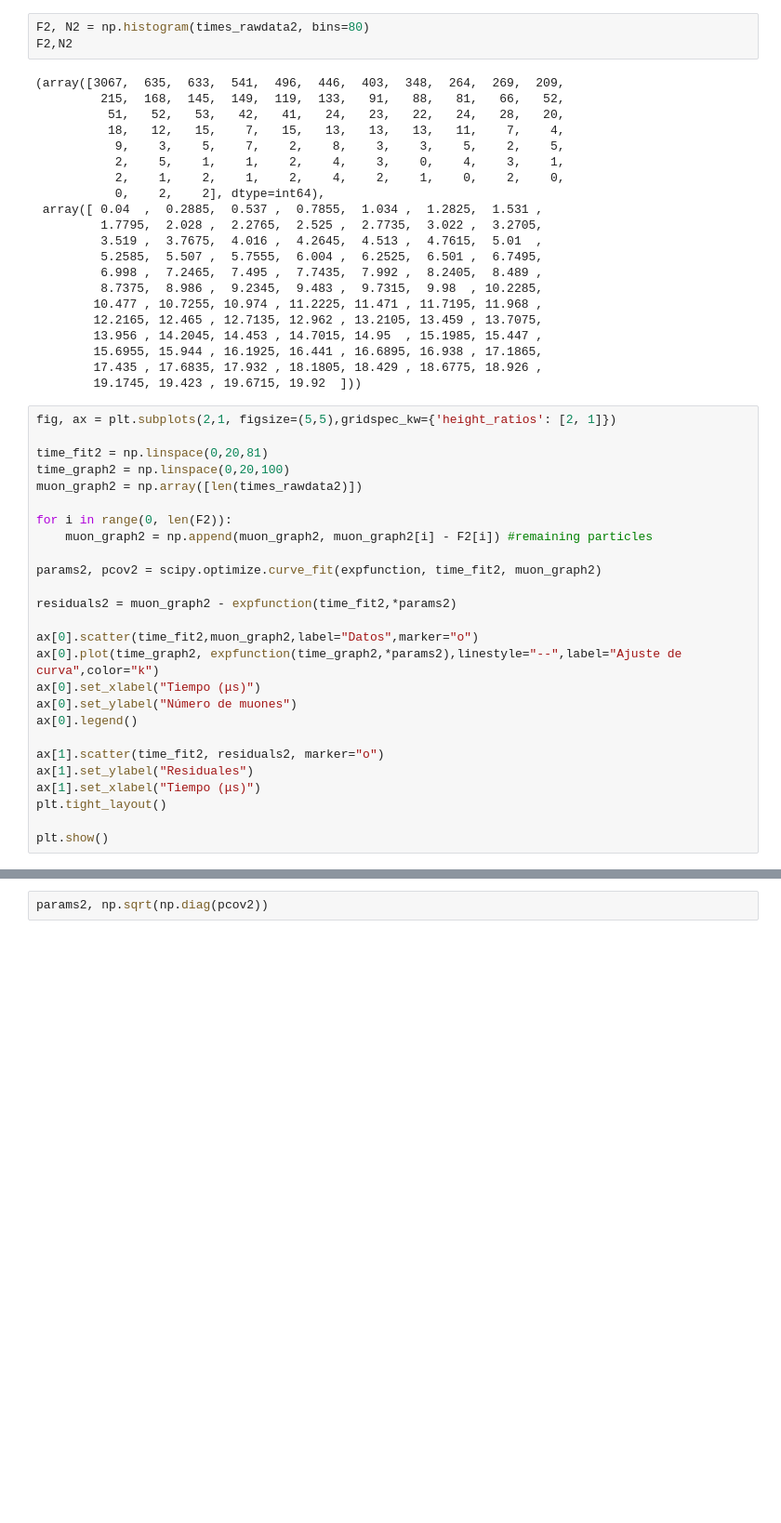
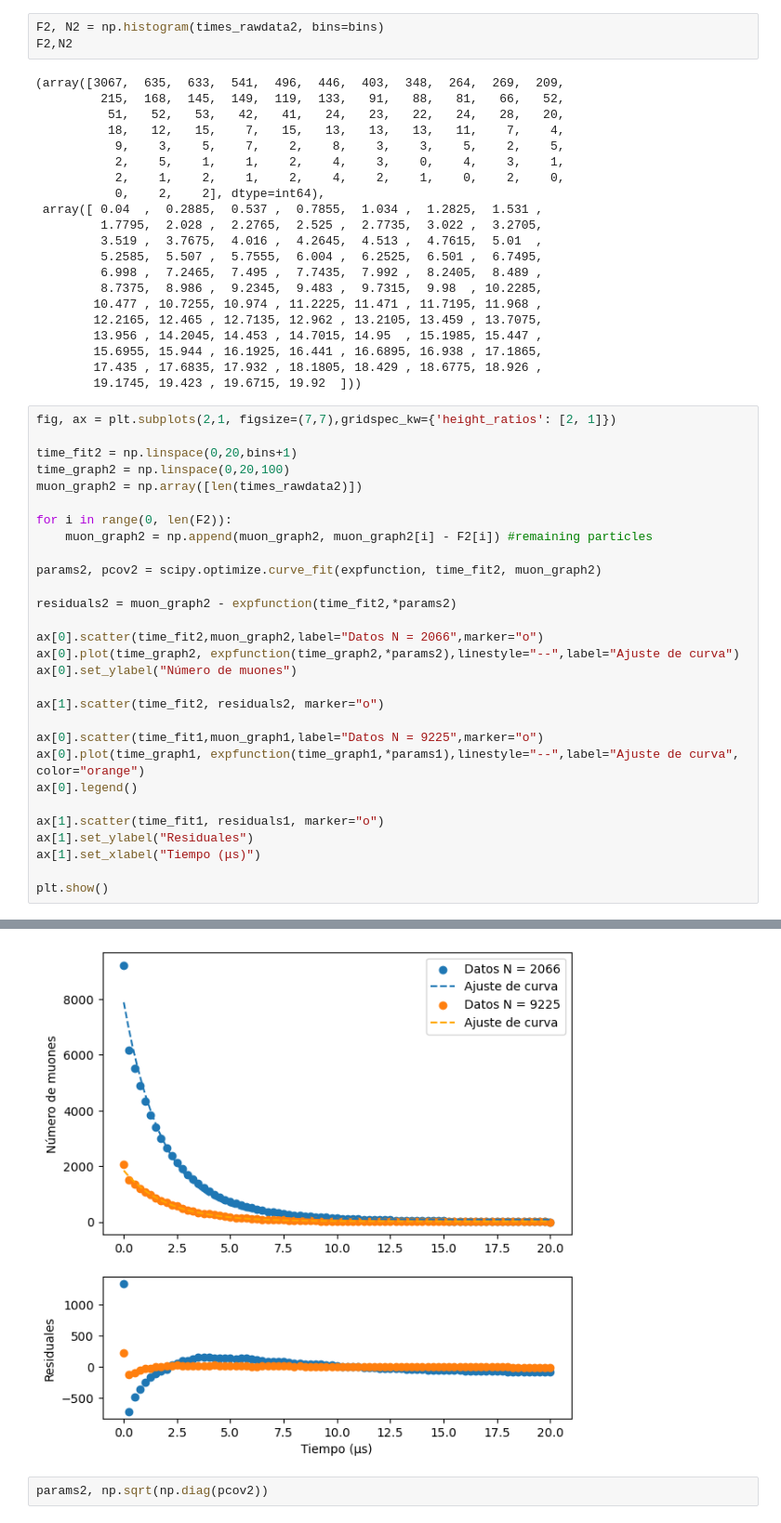
Before and after one commit to QuantumPower4/LabIntermedio2024-2, a Jupyter notebook: Muones/Muones_data.ipynb, the cells around one changed output, grey strips where cells are left out. Shown at 93% size. Drawn from its saved outputs; the diff is of its cells as text; blank space fills up the shorter version.

```diff
--- a/Muones/Muones_data.ipynb
+++ b/Muones/Muones_data.ipynb
@@ -83,5 +86,5 @@ plt.show()
 # %%
-F2, N2 = np.histogram(times_rawdata2, bins=80)
+F2, N2 = np.histogram(times_rawdata2, bins=bins)
 F2,N2
 # %% [output]
 (array([3067,  635,  633,  541,  496,  446,  403,  348,  264,  269,  209,
@@ -105,9 +108,9 @@ F2,N2
         17.435 , 17.6835, 17.932 , 18.1805, 18.429 , 18.6775, 18.926 ,
         19.1745, 19.423 , 19.6715, 19.92  ]))
 # %%
-fig, ax = plt.subplots(2,1, figsize=(5,5),gridspec_kw={'height_ratios': [2, 1]})
+fig, ax = plt.subplots(2,1, figsize=(7,7),gridspec_kw={'height_ratios': [2, 1]})
 
-time_fit2 = np.linspace(0,20,81)
+time_fit2 = np.linspace(0,20,bins+1)
 time_graph2 = np.linspace(0,20,100)
 muon_graph2 = np.array([len(times_rawdata2)])
 
@@ -118,16 +121,19 @@ params2, pcov2 = scipy.optimize.curve_fit(expfunction, time_fit2, muon_graph2)
 
 residuals2 = muon_graph2 - expfunction(time_fit2,*params2)
 
-ax[0].scatter(time_fit2,muon_graph2,label="Datos",marker="o")
-ax[0].plot(time_graph2, expfunction(time_graph2,*params2),linestyle="--",label="Ajuste de curva",color="k")
-ax[0].set_xlabel("Tiempo (μs)")
+ax[0].scatter(time_fit2,muon_graph2,label="Datos N = 2066",marker="o")
+ax[0].plot(time_graph2, expfunction(time_graph2,*params2),linestyle="--",label="Ajuste de curva")
 ax[0].set_ylabel("Número de muones")
+
+ax[1].scatter(time_fit2, residuals2, marker="o")
+
+ax[0].scatter(time_fit1,muon_graph1,label="Datos N = 9225",marker="o")
+ax[0].plot(time_graph1, expfunction(time_graph1,*params1),linestyle="--",label="Ajuste de curva", color="orange")
 ax[0].legend()
 
-ax[1].scatter(time_fit2, residuals2, marker="o")
+ax[1].scatter(time_fit1, residuals1, marker="o")
 ax[1].set_ylabel("Residuales")
 ax[1].set_xlabel("Tiempo (μs)")
-plt.tight_layout()
 
 plt.show()
 # %% [output]
@@ -136,3 +140,4 @@ plt.show()
+[figure, added]
 # %%
 params2, np.sqrt(np.diag(pcov2))
 # %% [output]
```
Also changed, not shown: parts of 25 cells of this notebook, 3 other files.
